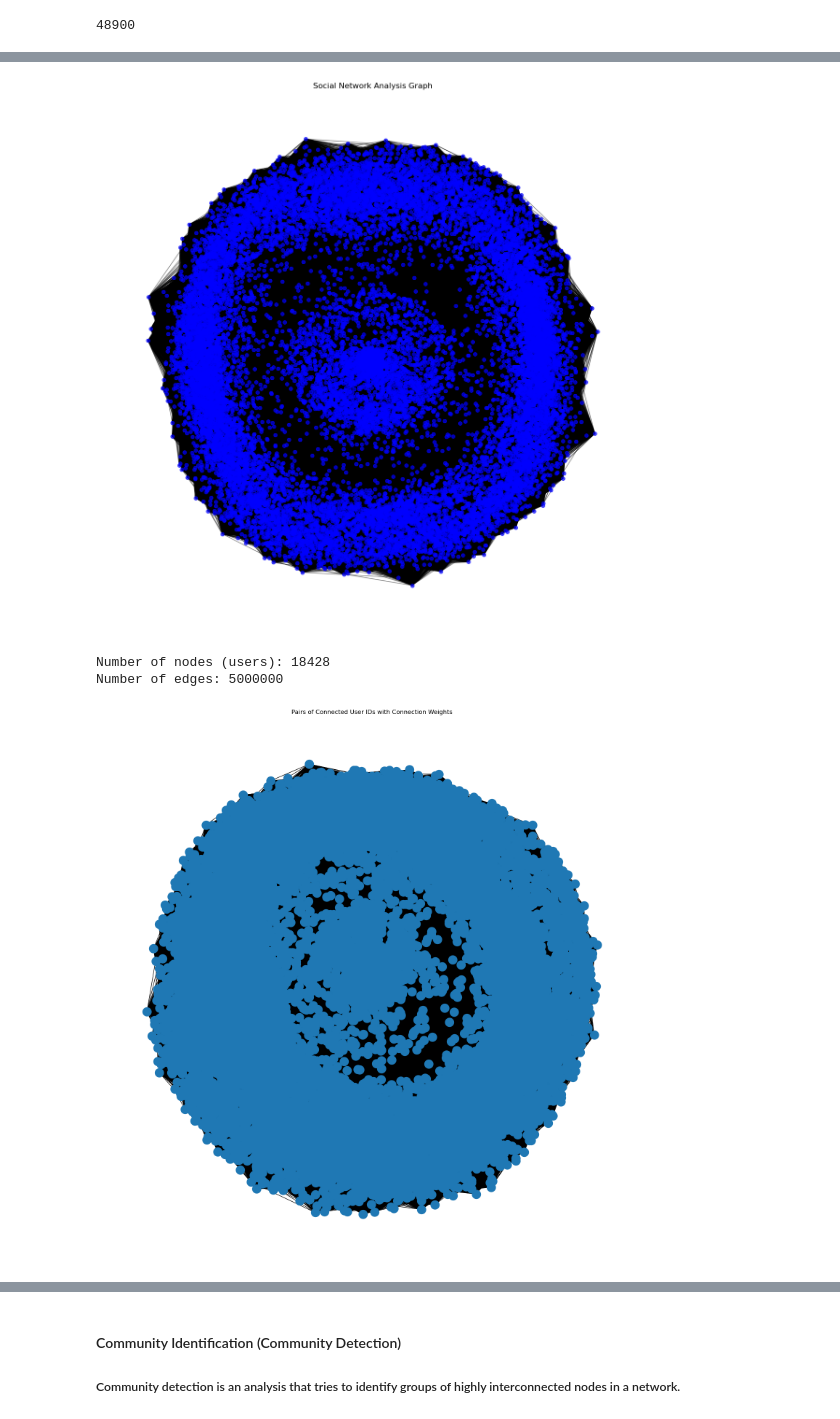
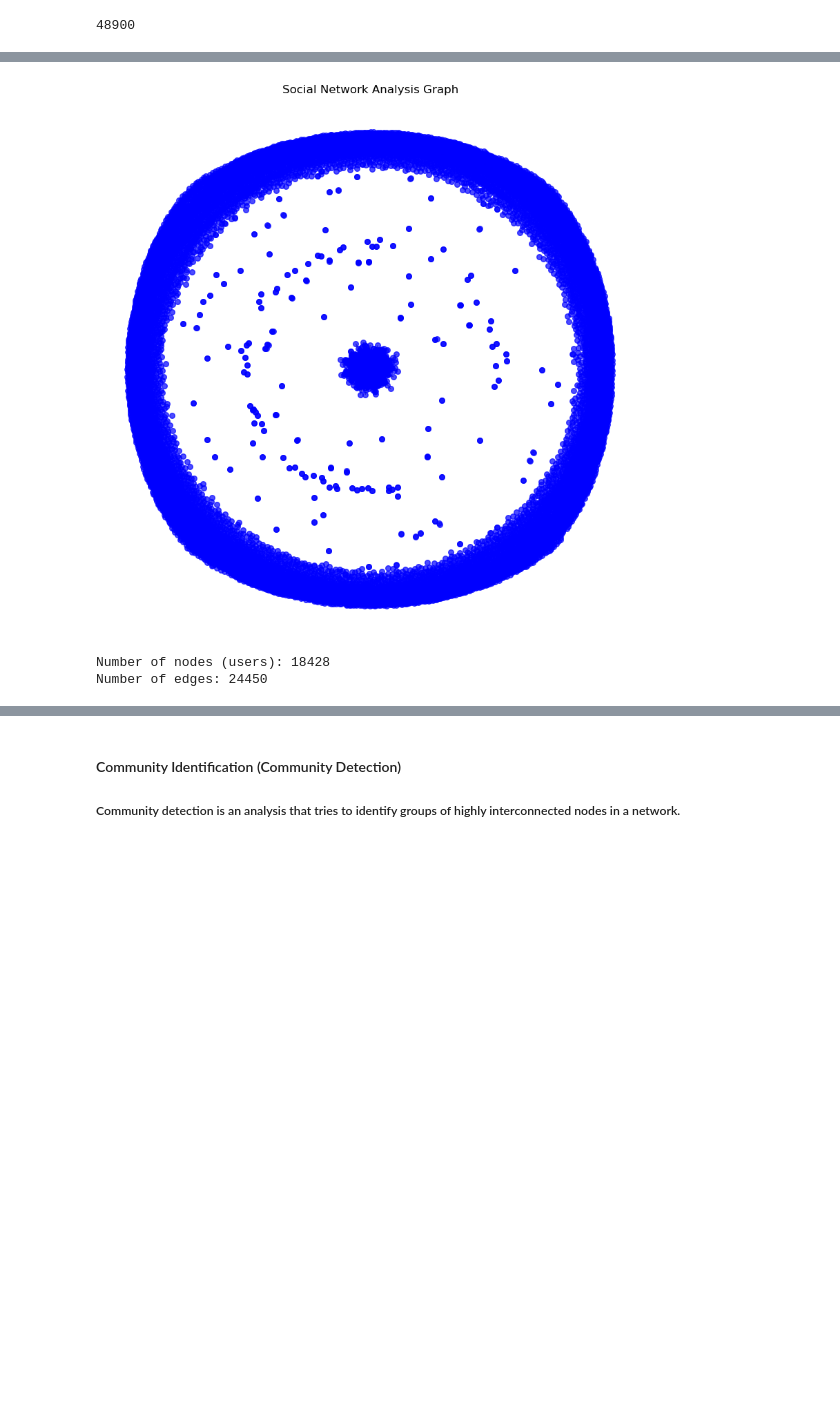
Before and after one commit to PPortela00/Recommendation-System---, a Jupyter notebook: RS&SNA/notebook.ipynb, the cells around one changed output, grey strips where cells are left out. Cells and saved outputs as stored; diff of their text form; code cells hidden in the pictures; blank space fills up the shorter version.

```diff
--- a/RS&SNA/notebook.ipynb
+++ b/RS&SNA/notebook.ipynb
@@ -472,14 +461,0 @@ user_friends_dict = {user_id: friend_list for user_id, friend_list in zip(user_i
-# %%
-all_users = sna_np[:, 0]
-
-# Convert the friends lists in user_friends_dict to NumPy arrays
-user_friends_dict_np = {user_id: np.array(friends) for user_id, friends in user_friends_dict.items()}
-
-# Create a NumPy array of user_ids
-all_users_np = np.array(all_users)
-
-# Filter the friends arrays using broadcasting
-filtered_user_friends_dict_np = {
-    user_id: friends[np.isin(friends, all_users_np)]
-    for user_id, friends in user_friends_dict_np.items()
-}
@@ -520,5 +472,5 @@ len(user_friend_pairs)
 # %%
-user_combinations = utils.ComputeCombinations(sna_df, 5000000)
+user_combinations = utils.ComputeConnectionsUsers(sna_np)
 users1, user2_ids = utils.PrepareDataSNA(user_combinations, sna_np)
 weights = utils.Weight(users1, user2_ids)
 # %%
@@ -540,35 +492,34 @@ for i, (user1_id, user2_id) in enumerate(user_combinations):
     G.add_edge(user1_id, user2_id, weight=weight_value)
 
 
-plt.figure(figsize=(15, 15))
+plt.figure(figsize=(10, 10))
 # Visualize the graph
 pos = nx.spring_layout(G)  # Layout algorithm (you can choose other layouts)
 # Draw nodes as dots without labels
 nx.draw_networkx_nodes(G, pos, node_size=30, node_color='b', alpha=0.7)
 # Draw edges
 nx.draw_networkx_edges(G, pos, alpha=0.5)
 plt.axis('off')  # Turn off axis labels
 plt.title("Social Network Analysis Graph")
 plt.show()
 
 
 # Display information about the graph
 print(f"Number of nodes (users): {G.number_of_nodes()}")
 print(f"Number of edges: {G.number_of_edges()}")
 
 '''plt.figure(figsize=(15, 15))
 # Visualize the network (optional)
 pos = nx.spring_layout(G)
 nx.draw(G, pos, with_labels=False)
 plt.title("Pairs of Connected User IDs with Connection Weights")
 plt.show()
 
 # Go through all the edges and print the pairs of user IDs with connection weight
 for user1_id, user2_id, data in G.edges(data=True):
     weight_value = data['weight']
     print(f"Connection between user {user1_id} and user {user2_id}, weight: {weight_value}")'''
 # %% [output]
-[figure, old version]
+[figure, new version]
 Number of nodes (users): 18428
-Number of edges: 5000000
+Number of edges: 24450
-[figure, removed]
```
Also changed, not shown: parts of 28 cells of this notebook, 1 other file.
